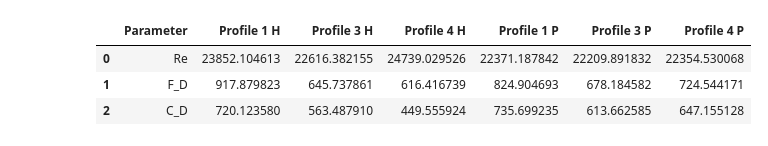
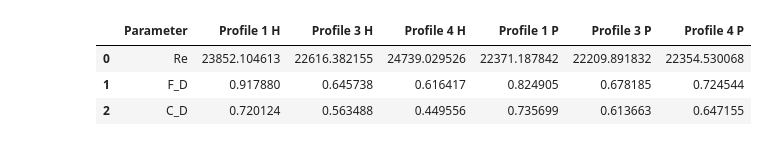
Before and after one commit to fmarrar/ae460AB6, a Jupyter notebook: Lab_4/DataAnalysis.ipynb, the cells around one changed output. Cells and saved outputs as stored; diff of their text form; code cells hidden in the pictures.

```diff
--- a/Lab_4/DataAnalysis.ipynb
+++ b/Lab_4/DataAnalysis.ipynb
@@ -105,7 +117,5 @@ bx.spines['right'].set_visible(False)
 # %%
-################################################################
-#### Deliverable 5 #############################################
-################################################################
+"""Deliverable 5"""
 
 #### Reynolds number ###########################################
 T = 21.5 + 273.15 # K
@@ -119,36 +129,36 @@ D = 19.05/1000 # m
 w = 300/1000 # m
 
 Re = rho * U_inf * D / mu
 
 #### Drag force ################################################
 # Collect velocity profiles
 u3 = [VP_X1['HotWireVel'], VP_X3['HotWireVel'], VP_X4['HotWireVel'],
       VP_X1['PitotVel'], VP_X3['PitotVel'], VP_X4['PitotVel']]
 # Discrete y locations
 y_ax = np.array(VP_X1['LateralPos'])
 # Create list for drag force
 F_D = np.zeros(len(U_inf))
 # Compute drag force
 for idx in range(len(U_inf)):
-    F_D[idx] = (computeDragDiscrete(U_inf[idx], np.array(u3[idx]), y_ax, rho, w))
+    F_D[idx] = (computeDragDiscrete(U_inf[idx], np.array(u3[idx]), y_ax/1000, rho, w))
 
 # Compute quantities for nondimensionalization
 q = 0.5 * rho * U_inf**2
 A = w * D
 # Compute C_D
 C_D = F_D / q / A
 
 #### Consolidate and present computations ######################
 df3 = pd.DataFrame(np.vstack((Re, F_D, C_D)),
                    columns=['Profile 1 H', 'Profile 3 H', 'Profile 4 H',
                             'Profile 1 P', 'Profile 3 P', 'Profile 4 P'])
 df3.insert(0, 'Parameter', ['Re', 'F_D', 'C_D'])
 display(df3)
 # %% [output]
 |  | Parameter | Profile 1 H | Profile 3 H | Profile 4 H | Profile 1 P | Profile 3 P | Profile 4 P |
 | 0 | Re | 23852.104613 | 22616.382155 | 24739.029526 | 22371.187842 | 22209.891832 | 22354.530068 |
-| 1 | F_D | 917.879823 | 645.737861 | 616.416739 | 824.904693 | 678.184582 | 724.544171 |
-| 2 | C_D | 720.123580 | 563.487910 | 449.555924 | 735.699235 | 613.662585 | 647.155128 |
+| 1 | F_D | 0.917880 | 0.645738 | 0.616417 | 0.824905 | 0.678185 | 0.724544 |
+| 2 | C_D | 0.720124 | 0.563488 | 0.449556 | 0.735699 | 0.613663 | 0.647155 |
 # %%
 large_FFT_files = ['FFT_10.xlsx', 'FFT_13.xlsx', 'FFT_16.xlsx', 'FFT_19.xlsx', 'FFT_22.xlsx']
 peaks = []
```
Also changed, not shown: parts of 8 cells of this notebook, 3 other files.
